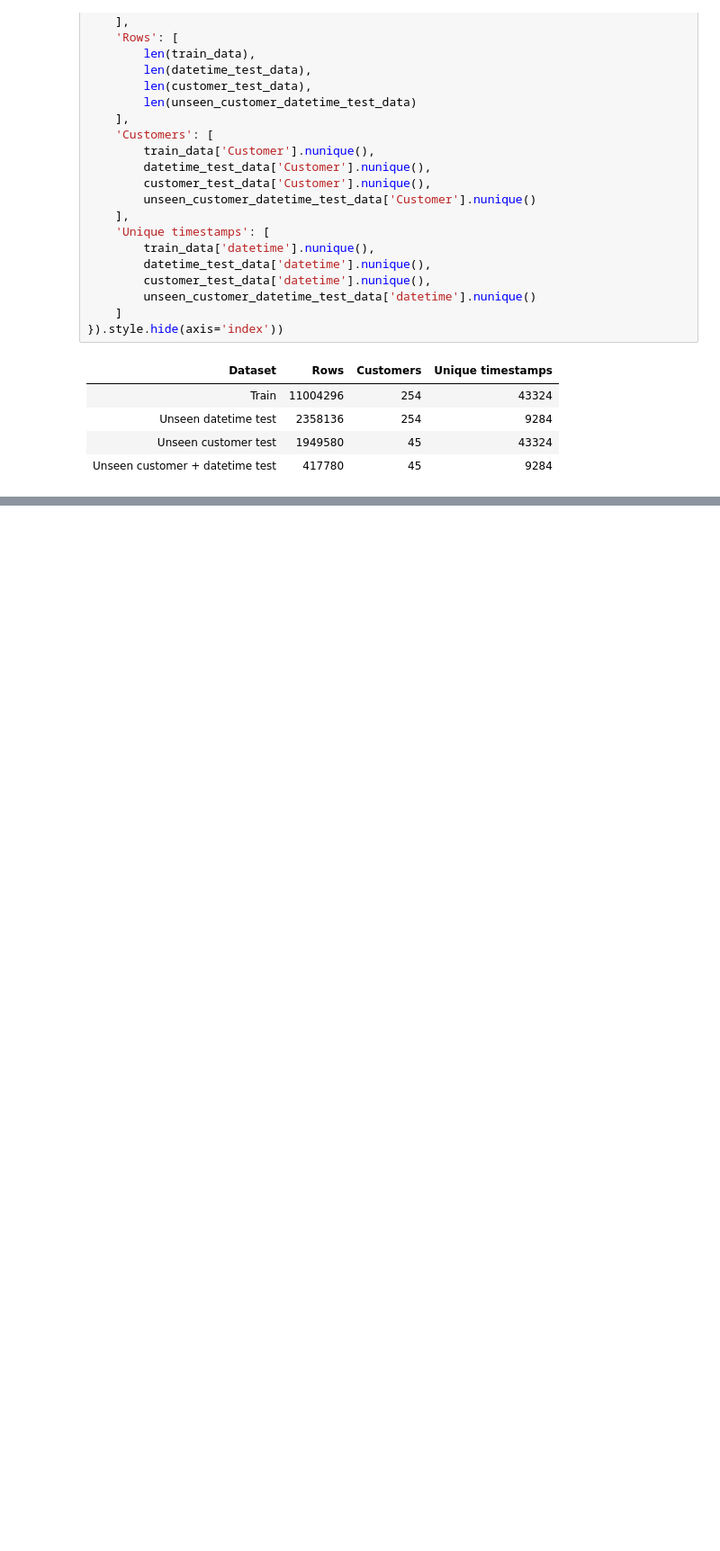
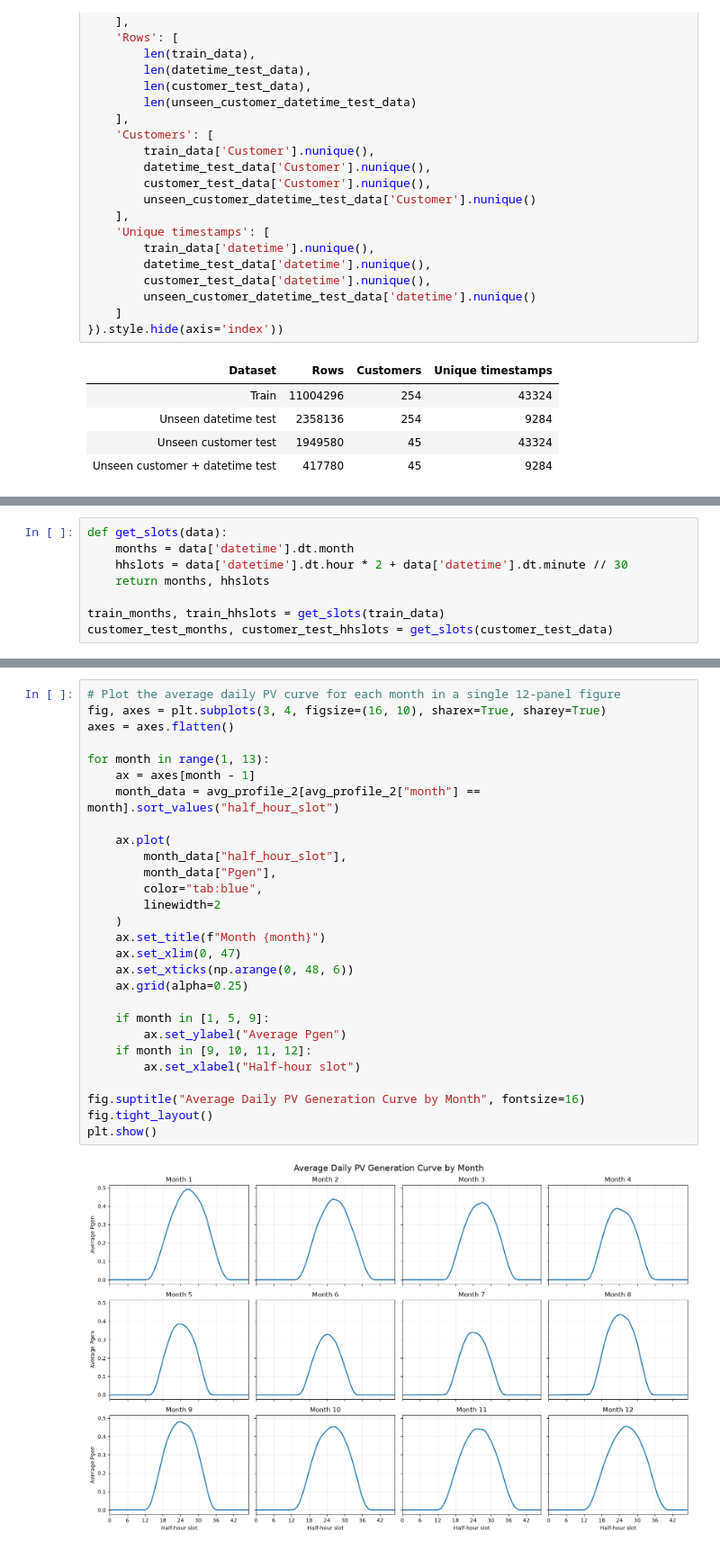
Before and after one commit to codettlaff/Energy-Disaggregation, a Jupyter notebook: regression/regression_v2.ipynb, the cells around one changed output, grey strips where cells are left out. Shown at 90% size. Saved outputs shown, nothing was run; the diff lists cells and outputs as text; blank space fills up the shorter version.

Commit message:
Finished adding average baseline
make sure to use the test_predictions dictionary for other regression models results, so that different methods can be compared

```diff
--- a/regression/regression_v2.ipynb
+++ b/regression/regression_v2.ipynb
@@ -199,0 +202,8 @@ we train this model for two scenarios. in the first scenario, we train on histor
+# %%
+def get_slots(data):
+    months = data['datetime'].dt.month
+    hhslots = data['datetime'].dt.hour * 2 + data['datetime'].dt.minute // 30
+    return months, hhslots
+
+train_months, train_hhslots = get_slots(train_data)
+customer_test_months, customer_test_hhslots = get_slots(customer_test_data)
@@ -199,0 +242,30 @@ we train this model for two scenarios. in the first scenario, we train on histor
+# %%
+# Plot the average daily PV curve for each month in a single 12-panel figure
+fig, axes = plt.subplots(3, 4, figsize=(16, 10), sharex=True, sharey=True)
+axes = axes.flatten()
+
+for month in range(1, 13):
+    ax = axes[month - 1]
+    month_data = avg_profile_2[avg_profile_2["month"] == month].sort_values("half_hour_slot")
+
+    ax.plot(
+        month_data["half_hour_slot"],
+        month_data["Pgen"],
+        color="tab:blue",
+        linewidth=2
+    )
+    ax.set_title(f"Month {month}")
+    ax.set_xlim(0, 47)
+    ax.set_xticks(np.arange(0, 48, 6))
+    ax.grid(alpha=0.25)
+
+    if month in [1, 5, 9]:
+        ax.set_ylabel("Average Pgen")
+    if month in [9, 10, 11, 12]:
+        ax.set_xlabel("Half-hour slot")
+
+fig.suptitle("Average Daily PV Generation Curve by Month", fontsize=16)
+fig.tight_layout()
+plt.show()
+# %% [output]
+[figure, added]
```
Also changed, not shown: parts of 12 cells of this notebook.
